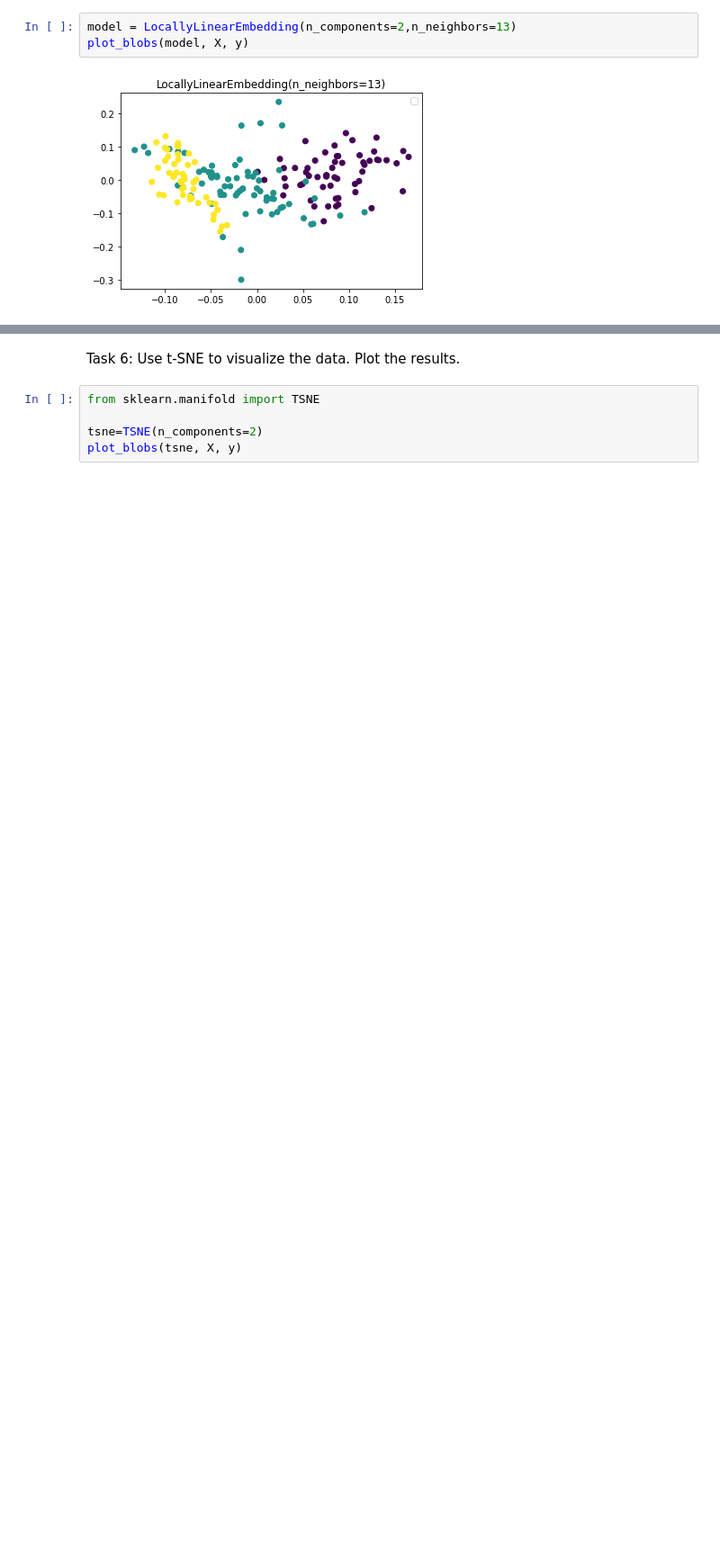
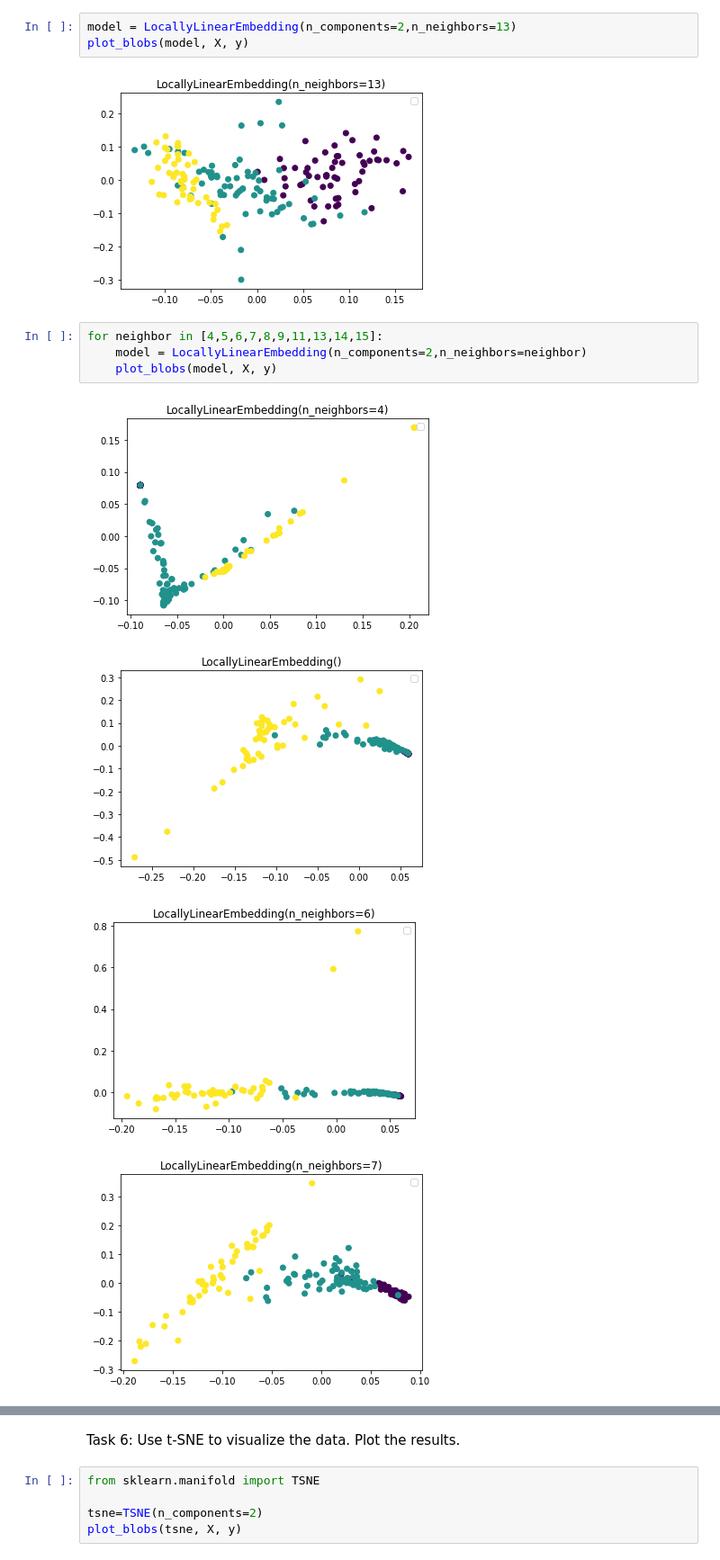
Before and after one commit to tansla/HWs_git, a Jupyter notebook: HW3.ipynb, the cells around one changed output, grey strips where cells are left out. Shown at 90% size. Cells and saved outputs as stored; diff of their text form; blank space fills up the shorter version.

Commit message:
add graphs with diff neighbor

```diff
--- a/HW3.ipynb
+++ b/HW3.ipynb
@@ -141,3 +141,12 @@ model = LocallyLinearEmbedding(n_components=2,n_neighbors=13)
 plot_blobs(model, X, y)
 # %% [output]
 [figure]
+# %%
+for neighbor in [4,5,6,7,8,9,11,13,14,15]:
+    model = LocallyLinearEmbedding(n_components=2,n_neighbors=neighbor)
+    plot_blobs(model, X, y)
+# %% [output]
+[figure, added]
+[figure, added]
+[figure, added]
+[figure, added]
```
Also changed, not shown: parts of 2 cells of this notebook.
